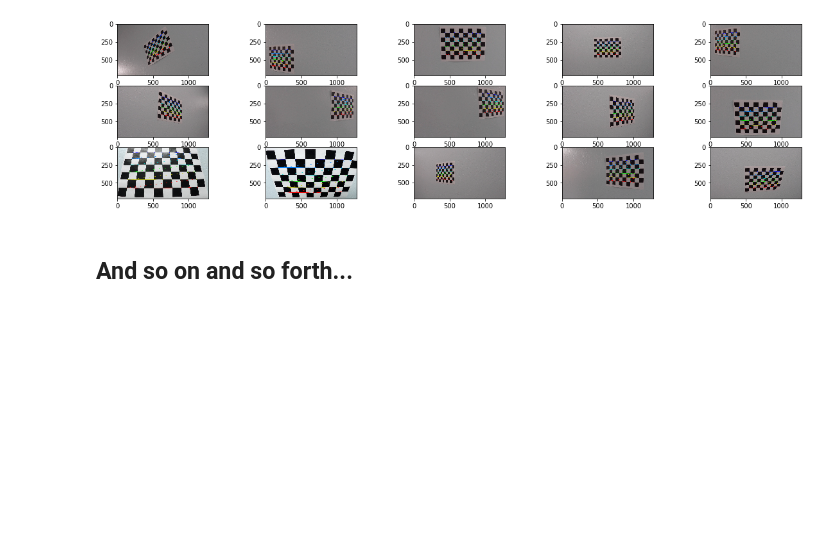
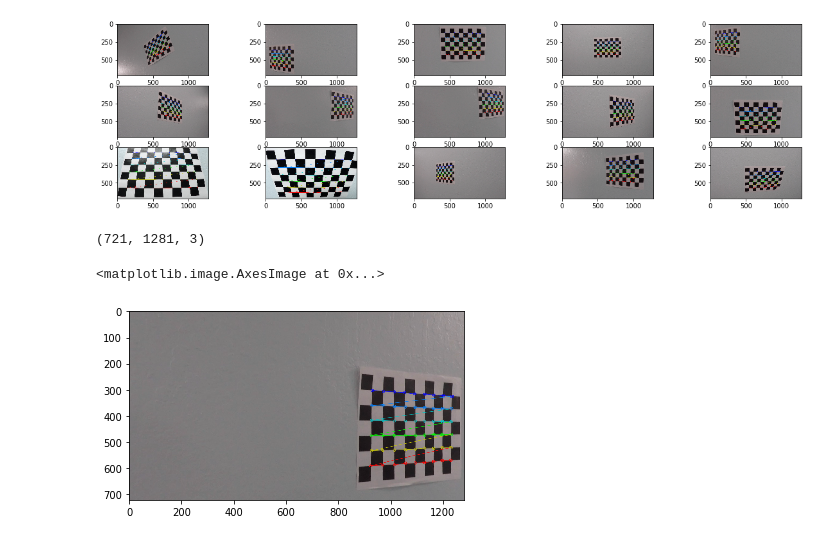
Before and after one commit to Bovey0809/CarND-Advanced-Lane-Lines, a Jupyter notebook: examples/Advanced.ipynb, the cells around one changed output. Cells and saved outputs as stored; diff of their text form; code cells hidden in the pictures; blank space fills up the shorter version.

Commit message:
calibrate camera

```diff
--- a/examples/Advanced.ipynb
+++ b/examples/Advanced.ipynb
@@ -70,5 +74,3 @@ for fname in images:
 show_images(des_images, 5)
 # %% [output]
 [figure]
-# %% [markdown]
-## And so on and so forth...
@@ -74,0 +79,15 @@ show_images(des_images, 5)
+# %%
+image_size
+# %% [output]
+(721, 1281, 3)
+# %%
+# calibrate camera
+retval, cameraMatrix, distCoeffs, rvecs, tvecs = cv2.calibrateCamera(objpoints, imgpoints, (720, 1280), None, None)
+# %%
+# distort images
+des = cv2.undistort(des_images[0], cameraMatrix, distCoeffs)
+# %%
+plt.imshow(des)
+# %% [output]
+<matplotlib.image.AxesImage at 0x...>
+[figure, added]
```
Also changed, not shown: parts of 11 cells of this notebook.
